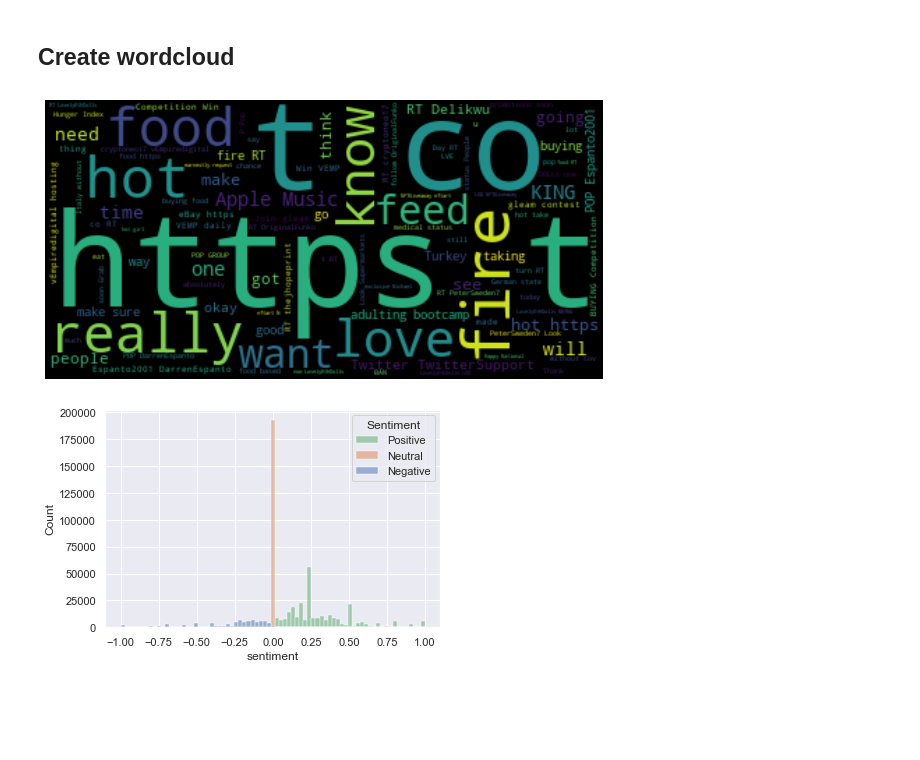
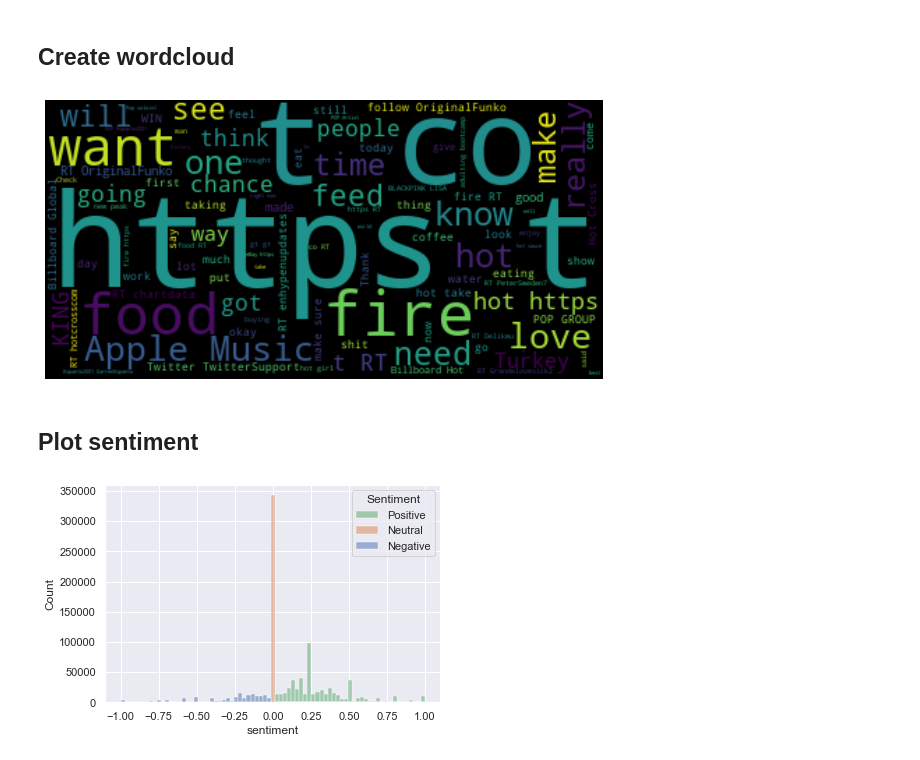
Before and after one commit to matteobucalossi50/capstone_project, a Jupyter notebook: tweepy/clean_tweets.ipynb, the cells around one changed output. Drawn from its saved outputs; the diff is of its cells as text; code cells hidden in the pictures; blank space fills up the shorter version.

Commit message:
clean streaming data

```diff
--- a/tweepy/clean_tweets.ipynb
+++ b/tweepy/clean_tweets.ipynb
@@ -18,11 +17,13 @@ streaming_data_path = os.path.join(data_path, 'stream', 'enchanted_food_list')
 # %% [markdown]
 ## Read in dataframes and concatenate them
 # %%
-frames = []
-data_files = [f for f in listdir(streaming_data_path) if isfile(join(streaming_data_path, f))]
-for file in data_files:
-    file_path = os.path.join(streaming_data_path, file)
-    df = pd.read_csv(file_path, index_col=None, header=0)
-    frames.append(df)
-df = pd.concat(frames, axis=0, ignore_index=True)
-df
+def stitch_frames(data_path):
+    frames = []
+    for subdir, dirs, files in os.walk(data_path):
+        for file in files:
+            if subdir.endswith('_run') and file.endswith('_tweets.csv'):
+                path = os.path.join(subdir, file)
+                df = pd.read_csv(path, index_col=None, header=0)
+                frames.append(df)
+    df = pd.concat(frames, axis=0, ignore_index=True)
+    return df
@@ -84,0 +68,3 @@ df
+# %%
+df = clean_data()
+df
@@ -87,27 +88,28 @@ df
 # %%
 # Get string of all text
 text = " ".join(text for text in df.text)
 
 # Generate wordcloud image
 stopwords = set(STOPWORDS)
 wordcloud = WordCloud(stopwords=stopwords, max_font_size=100, max_words=100, background_color="black", mode="RGBA").generate(text)
 
 # Display wordcloud image
 plt.figure(figsize=[10,10])
 plt.imshow(wordcloud, interpolation='bilinear')
 plt.axis("off")
 image_path = os.path.join(abspath_curr, 'images')
-data_files = [f.rsplit('.', 1)[0] for f in listdir(clean_data_path) if isfile(join(clean_data_path, f))]
-image_file_path = os.path.join(image_path, data_files[-1] + '_wordcloud.png')
+image_file_path = os.path.join(image_path, 'clean_streaming_data_wordcloud.png')
 plt.savefig(image_file_path, format="png")
 plt.show()
 # %% [output]
-[figure, old version]
+[figure, new version]
+# %% [markdown]
+## Plot sentiment
 # %%
 sns.set_theme(style="darkgrid")
 sns.histplot(data=df, x="sentiment", bins=75, hue='pos_neg')
 plt.legend(title='Sentiment', labels=['Positive', 'Neutral', 'Negative'])
-image_file_path = os.path.join(image_path, data_files[-1] +'_sentiment.png')
+image_file_path = os.path.join(image_path, 'clean_streaming_data_sentiment.png')
 plt.savefig(image_file_path, format="png")
 # %% [output]
-[figure, old version]
+[figure, new version]
```
Also changed, not shown: parts of 5 cells of this notebook.
